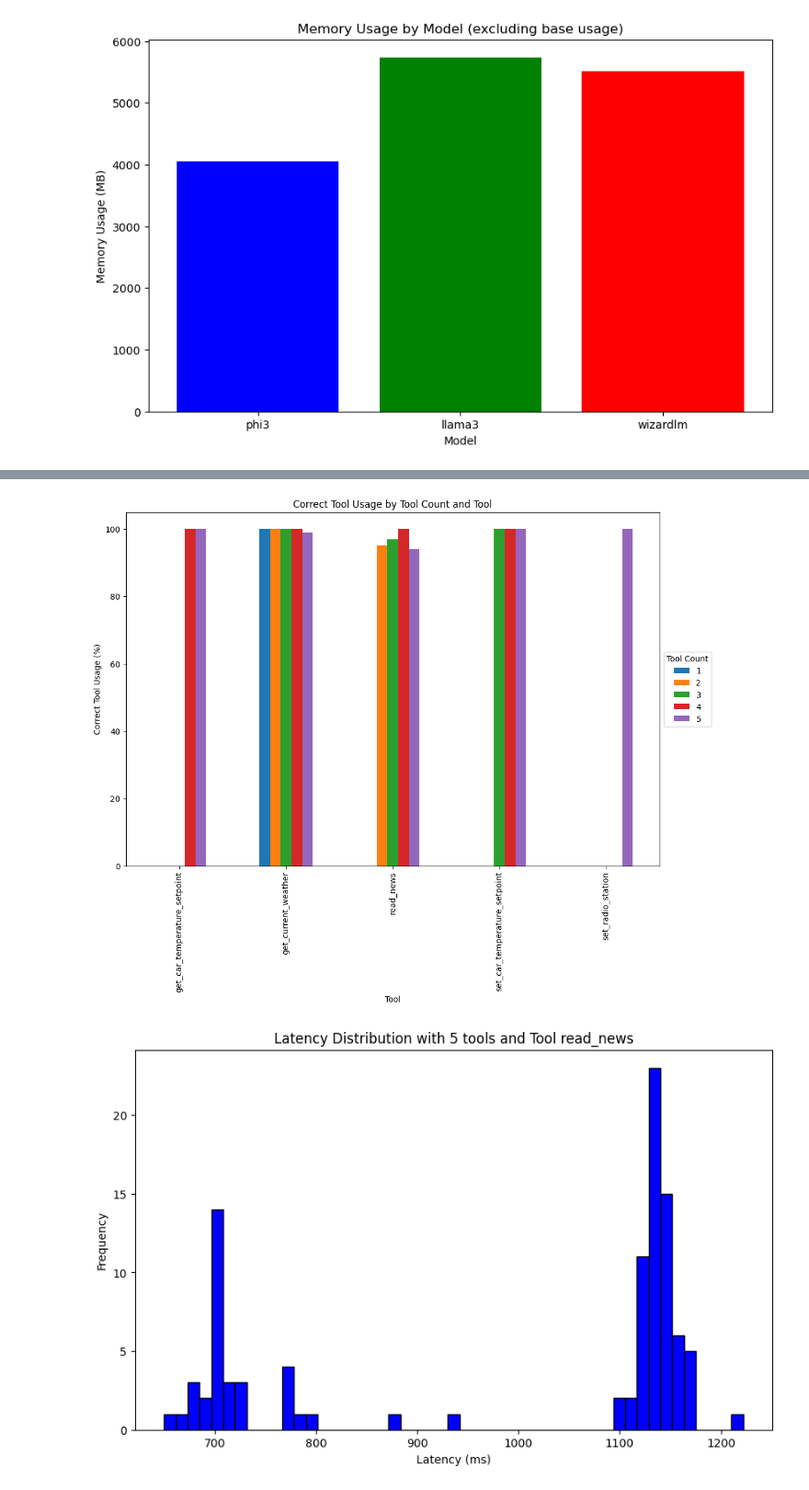
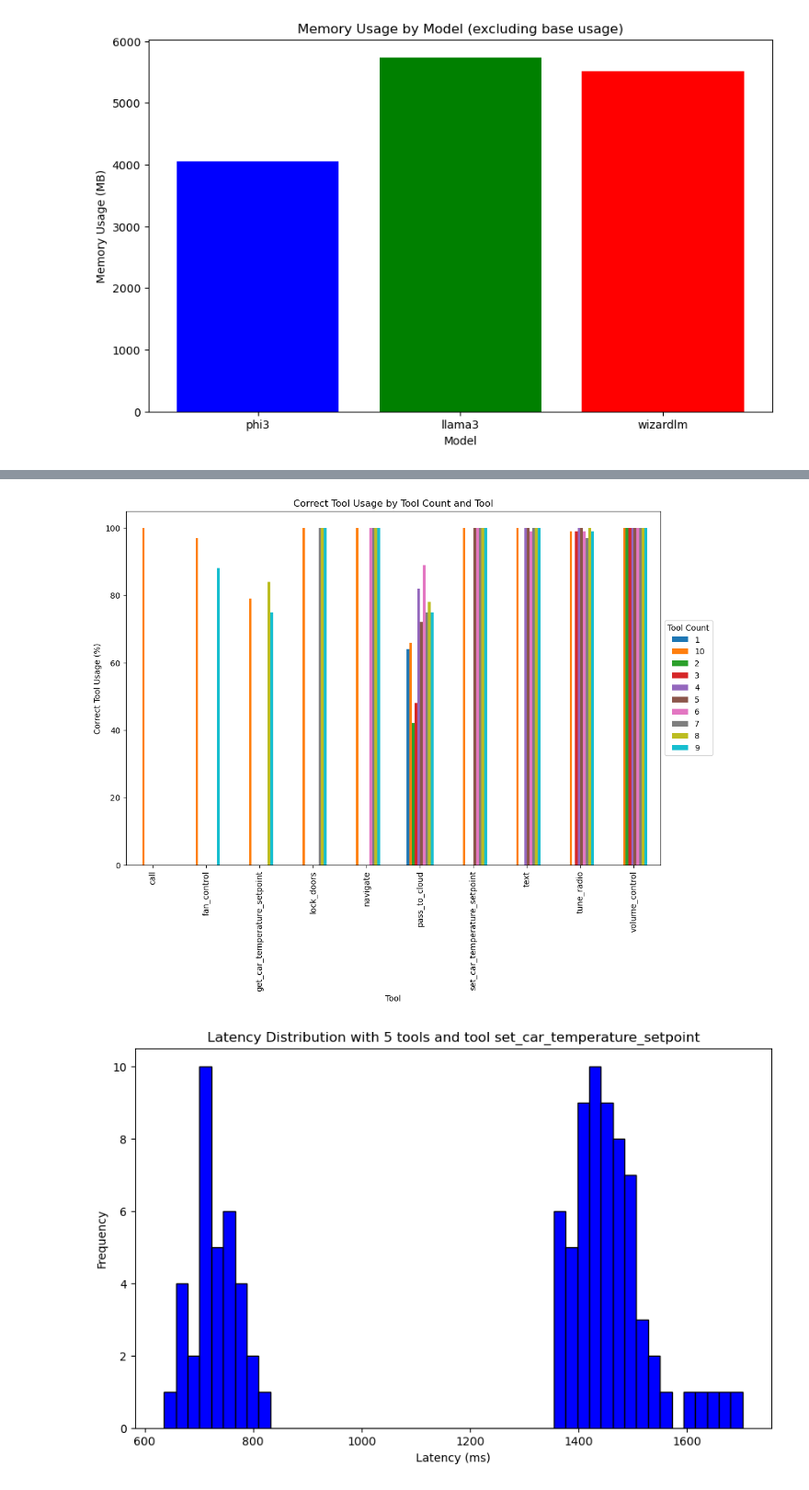
Before and after one commit to timfpark/agent-eval, a Jupyter notebook: Function Calling Evaluation.ipynb, the cells around one changed output, grey strips where cells are left out. Shown at 92% size. Saved outputs shown, nothing was run; the diff lists cells and outputs as text; code cells hidden in the pictures.

Commit message:
Update names

```diff
--- a/Function Calling Evaluation.ipynb
+++ b/Function Calling Evaluation.ipynb
@@ -71,7 +71,7 @@ plt.show()
 # %% [output]
 [figure]
 # %%
-with open('results/tool-count-eval-amd-ryzen-7950x3d-rtx4800.json', 'r') as file:
+with open('results/tool-count-eval-m1-max.json', 'r') as file:
     data = json.load(file)
 # %%
 records = []
@@ -112,31 +112,32 @@ plt.ylabel('Correct Tool Usage (%)')
 plt.legend(title='Tool Count', loc='center left', bbox_to_anchor=(1.0, 0.5))
 plt.show()
 # %% [output]
-[figure, old version]
+[figure, new version]
 # %%
 import numpy as np
 import matplotlib.pyplot as plt
 
 tool_count = '5'
-tool_name = 'read_news'
+tool_name = 'set_car_temperature_setpoint'
 
-latencies = data[tool_count][tool_name]['latencies']
+five_tool_count = data[tool_count]
+latencies = five_tool_count[tool_name]['latencies']
 
 # Create bins for the histogram
 min_latency = min(latencies)
 max_latency = max(latencies)
 bins = np.linspace(min_latency, max_latency, 50)
 
 # Plotting the latency distribution
 plt.figure(figsize=(10, 6))
 plt.hist(latencies, bins=bins, edgecolor='black', color='blue')
 
 plt.title(f'Latency Distribution with {tool_count} tools and tool {tool_name}')
 plt.xlabel('Latency (ms)')
 plt.ylabel('Frequency')
 plt.show()
 # %% [output]
-[figure, old version]
+[figure, new version]
 # %%
 # Are there user inputs that are more likely to fail?
 # How does hardware effect latency (4800 vs. M1 Max vs M4)?
```
Also changed, not shown: parts of 1 cell of this notebook.
